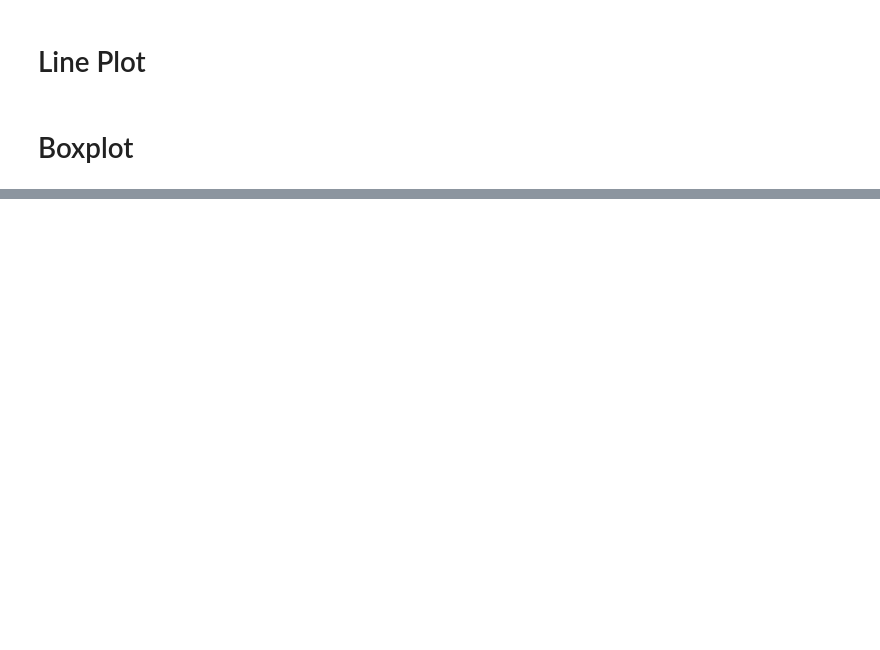
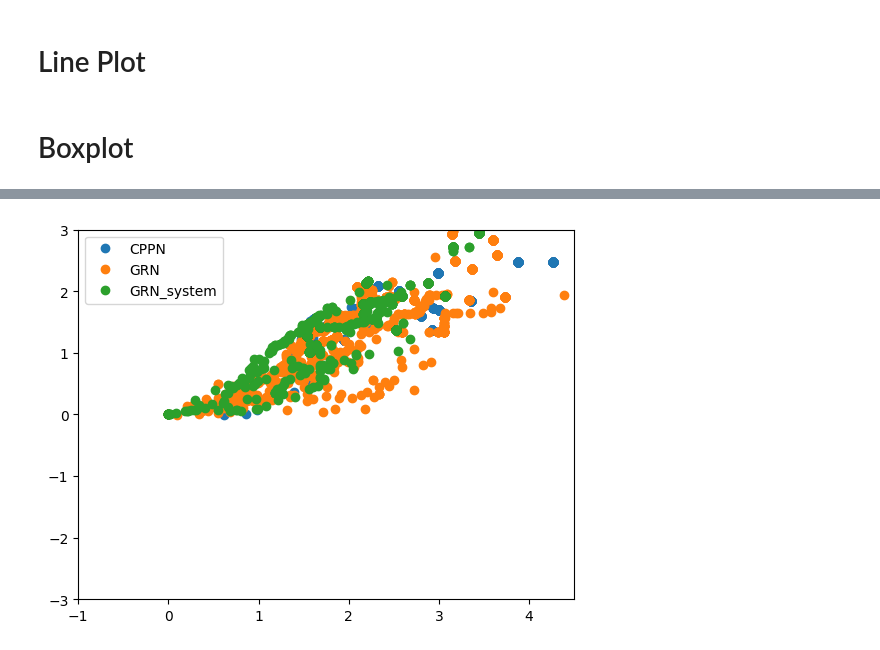
Before and after one commit to KristianiEJPK/revolve2-1, a Jupyter notebook: examples/robot_bodybrain_ea_database/analyze_behavioral.ipynb, the cells around one changed output, grey strips where cells are left out. Drawn from its saved outputs; the diff is of its cells as text; code cells hidden in the pictures; blank space fills up the shorter version.

```diff
--- a/examples/robot_bodybrain_ea_database/analyze_behavioral.ipynb
+++ b/examples/robot_bodybrain_ea_database/analyze_behavioral.ipynb
@@ -321,0 +316,15 @@ plt.show()
+# %%
+for algo in ["CPPN", "GRN", "GRN_system"]:
+    data = x_distance.loc[x_distance["generation_index"] == 1200, :]
+    data = data.loc[data["Algorithm"] == algo]
+    data2 = df.loc[df["generation_index"] == 1200, :]
+    data2 = data2.loc[data2["Algorithm"] == algo]
+
+    plt.plot(data["tot_xdistance"], data2["x_distance"], "o", label = algo)
+    plt.xlim(-1, 4.5)
+    plt.ylim(-3, 3)
+
+plt.legend()
+plt.show()
+# %% [output]
+[figure, added]
```
Also changed, not shown: parts of 4 cells of this notebook, 1 other file.
